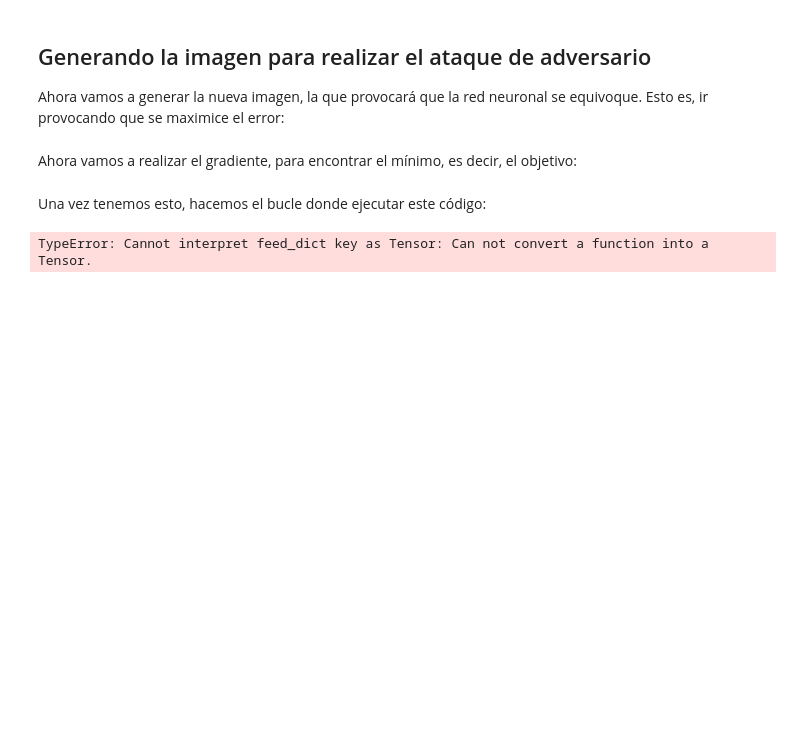
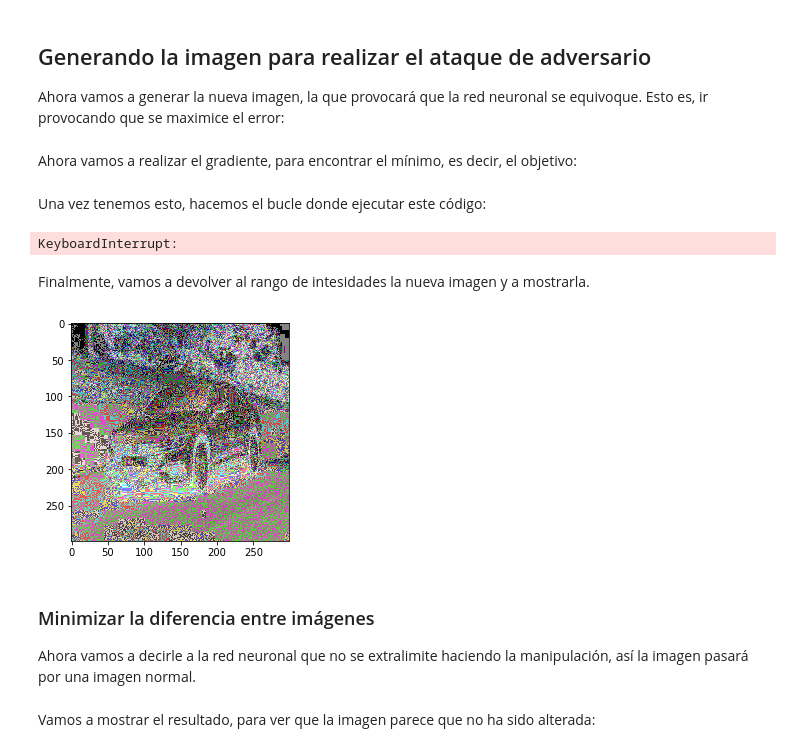
Before and after one commit to serrodcal-data-scientist/AdversaryAttack, a Jupyter notebook: Adversary Attack.ipynb, the cells around one changed output. Cells and saved outputs as stored; diff of their text form; code cells hidden in the pictures; blank space fills up the shorter version.

```diff
--- a/Adversary Attack.ipynb
+++ b/Adversary Attack.ipynb
@@ -112,7 +114,7 @@ Ahora vamos a realizar el gradiente, para encontrar el mínimo, es decir, el obj
 grad = K.gradients(loss, input_layer)[0]
 
 # Función que nos hace el cálculo del gradiente
-optimize_gradient = K.function([input_layer, K.learning_phase], [grad, loss])
+optimize_gradient = K.function([input_layer, K.learning_phase()], [grad, loss])
 # %% [markdown]
 Una vez tenemos esto, hacemos el bucle donde ejecutar este código:
 # %%
@@ -123,6 +125,20 @@ cost = 0.0
 while cost < 0.95:
     gr, cost = optimize_gradient([adv, 0]) # Utilizamos la copia que realizamos anteriormente
     adv += gr # Manipulamos los píxeles
-    print("Target cost:", cost )
 # %% [output]
-TypeError: Cannot interpret feed_dict key as Tensor: Can not convert a function into a Tensor.
+KeyboardInterrupt:
+# %% [markdown]
+Finalmente, vamos a devolver al rango de intesidades la nueva imagen y a mostrarla.
+# %%
+adv /= 2
+adv += 0.5
+adv *= 255
+# %%
+plt.imshow(adv[0].astype(np.uint8))
+plt.show()
+# %% [output]
+[figure, added]
+# %% [markdown]
+### Minimizar la diferencia entre imágenes
+
+Ahora vamos a decirle a la red neuronal que no se extralimite haciendo la manipulación, así la imagen pasará por una imagen normal.
@@ -128,0 +161,2 @@ TypeError: Cannot interpret feed_dict key as Tensor: Can not convert a function
+# %% [markdown]
+Vamos a mostrar el resultado, para ver que la imagen parece que no ha sido alterada:
```
Also changed, not shown: parts of 8 cells of this notebook.
